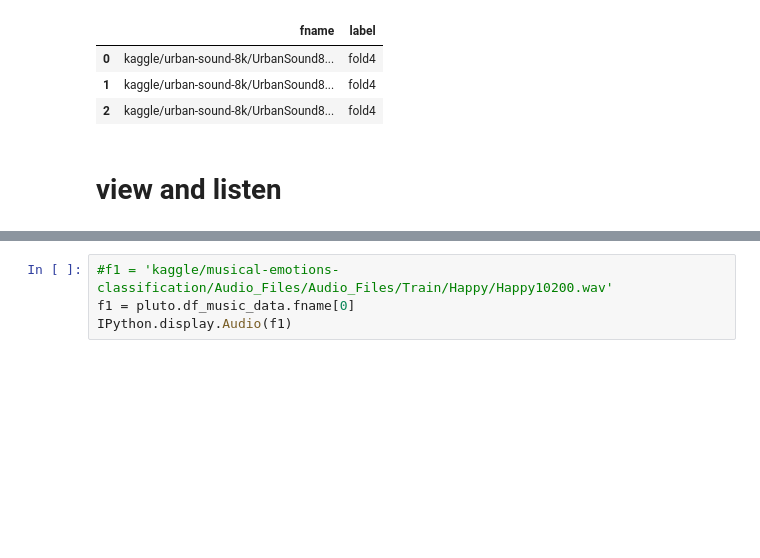
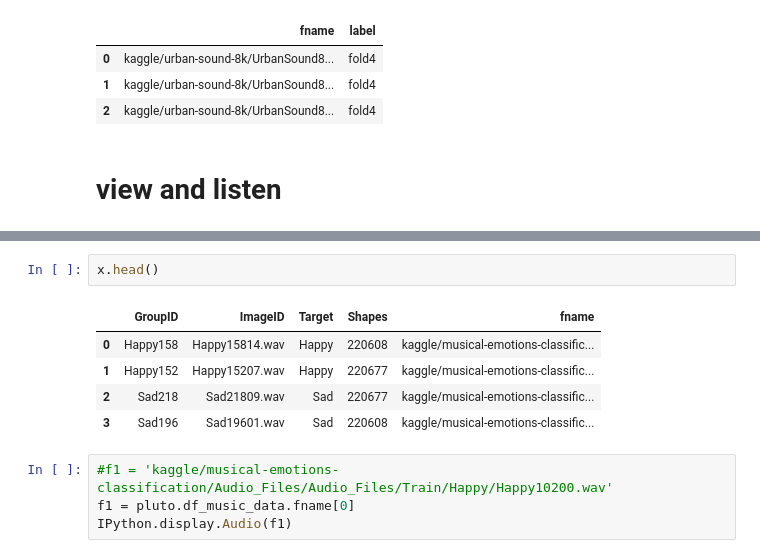
Before and after one commit to PacktPublishing/Data-Augmentation-with-Python, a Jupyter notebook: data_augmentation_with_python_chapter_7.ipynb, the cells around one changed output, grey strips where cells are left out. Drawn from its saved outputs; the diff is of its cells as text; blank space fills up the shorter version.

```diff
--- a/data_augmentation_with_python_chapter_7.ipynb
+++ b/data_augmentation_with_python_chapter_7.ipynb
@@ -275,3 +332,11 @@ import IPython.display
+# %%
+x.head()
+# %% [output]
+|  | GroupID | ImageID | Target | Shapes | fname |
+| 0 | Happy158 | Happy15814.wav | Happy | 220608 | kaggle/musical-emotions-classific... |
+| 1 | Happy152 | Happy15207.wav | Happy | 220677 | kaggle/musical-emotions-classific... |
+| 2 | Sad218 | Sad21809.wav | Sad | 220677 | kaggle/musical-emotions-classific... |
+| 3 | Sad196 | Sad19601.wav | Sad | 220608 | kaggle/musical-emotions-classific... |
 # %%
 #f1 = 'kaggle/musical-emotions-classification/Audio_Files/Audio_Files/Train/Happy/Happy10200.wav'
 f1 = pluto.df_music_data.fname[0]
```
Also changed, not shown: parts of 12 cells of this notebook.
